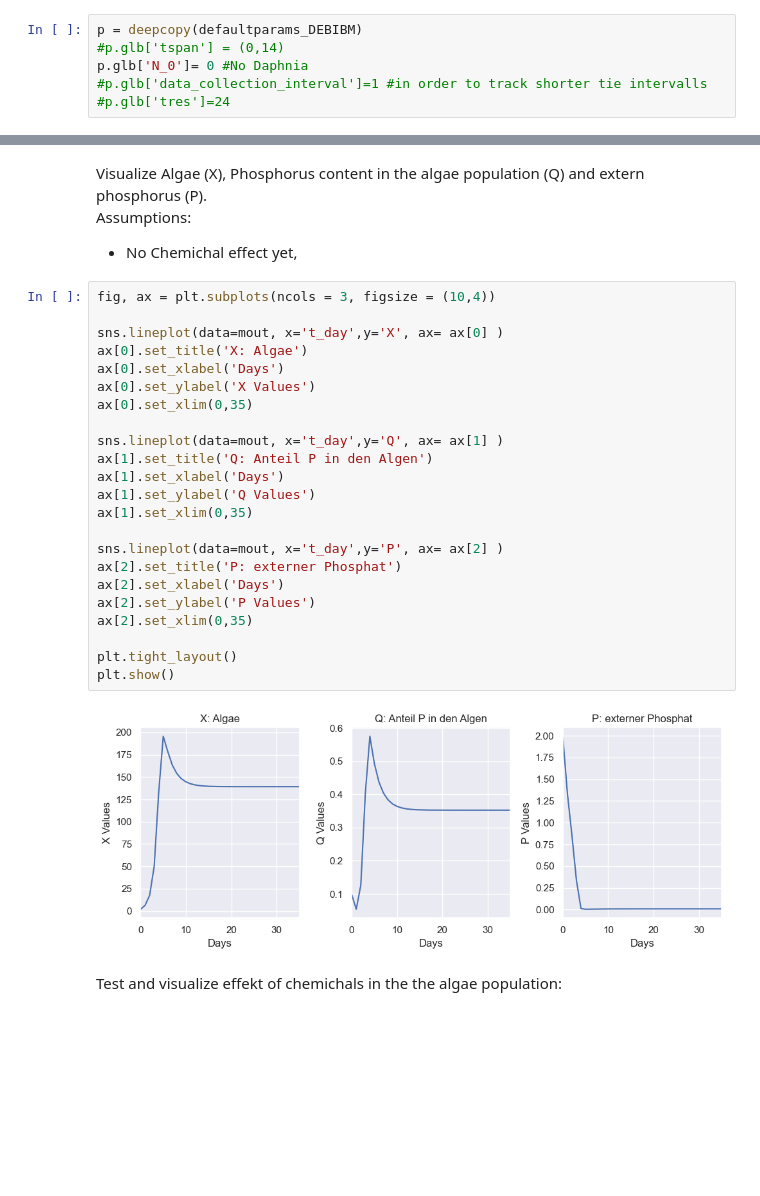
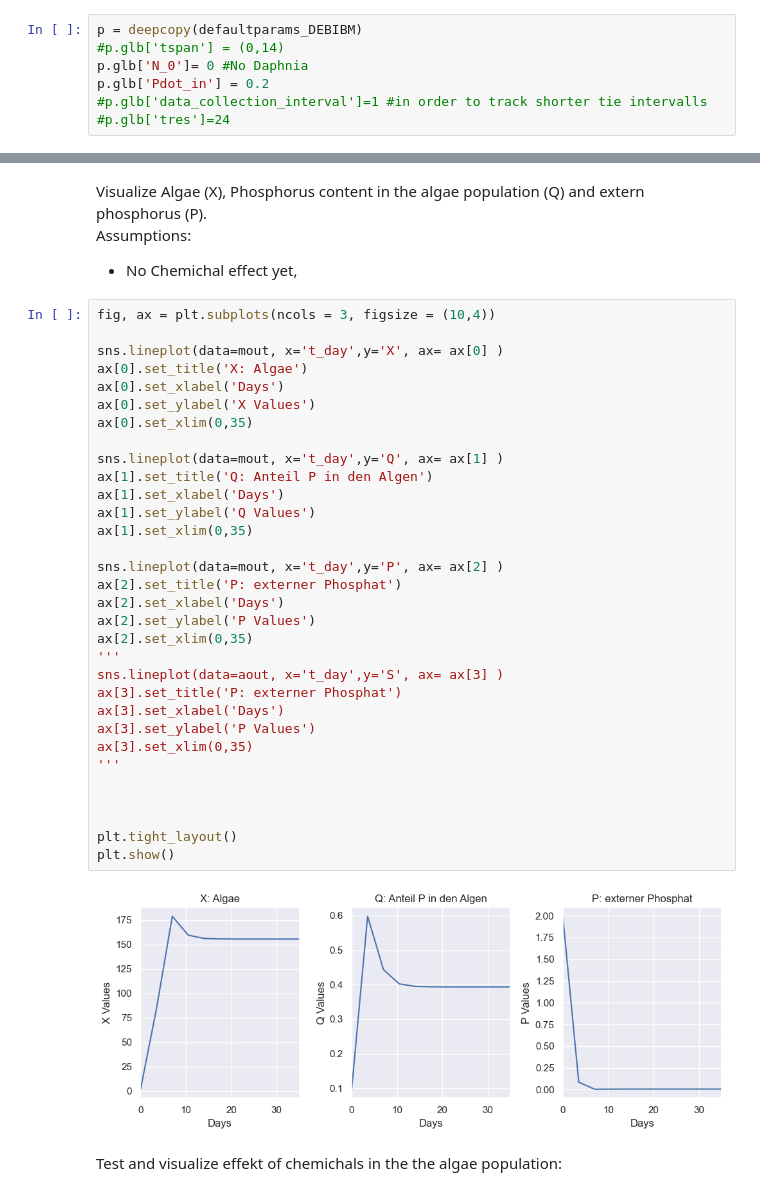
Before and after one commit to Valentin-Schwarz/mempyDEB, a Jupyter notebook: mempyDEB/DEBIBM/algea_model.ipynb, the cells around one changed output, grey strips where cells are left out. Saved outputs shown, nothing was run; the diff lists cells and outputs as text; blank space fills up the shorter version.

```diff
--- a/mempyDEB/DEBIBM/algea_model.ipynb
+++ b/mempyDEB/DEBIBM/algea_model.ipynb
@@ -22,6 +24,7 @@ using local version
 p = deepcopy(defaultparams_DEBIBM)
 #p.glb['tspan'] = (0,14)
 p.glb['N_0']= 0 #No Daphnia
+p.glb['Pdot_in'] = 0.2
 #p.glb['data_collection_interval']=1 #in order to track shorter tie intervalls
 #p.glb['tres']=24
 # %%
@@ -47,28 +50,37 @@ Assumptions: <br>
 # %%
 fig, ax = plt.subplots(ncols = 3, figsize = (10,4))
 
 sns.lineplot(data=mout, x='t_day',y='X', ax= ax[0] )
 ax[0].set_title('X: Algae')
 ax[0].set_xlabel('Days')
 ax[0].set_ylabel('X Values')
 ax[0].set_xlim(0,35)
 
 sns.lineplot(data=mout, x='t_day',y='Q', ax= ax[1] )
 ax[1].set_title('Q: Anteil P in den Algen')
 ax[1].set_xlabel('Days')
 ax[1].set_ylabel('Q Values')
 ax[1].set_xlim(0,35)
 
 sns.lineplot(data=mout, x='t_day',y='P', ax= ax[2] )
 ax[2].set_title('P: externer Phosphat')
 ax[2].set_xlabel('Days')
 ax[2].set_ylabel('P Values')
 ax[2].set_xlim(0,35)
+'''
+sns.lineplot(data=aout, x='t_day',y='S', ax= ax[3] )
+ax[3].set_title('P: externer Phosphat')
+ax[3].set_xlabel('Days')
+ax[3].set_ylabel('P Values')
+ax[3].set_xlim(0,35)
+'''
+
+
 
 plt.tight_layout()
 plt.show()
 # %% [output]
-[figure, old version]
+[figure, new version]
 # %% [markdown]
 Test and visualize effekt of chemichals in the the algae population:
 # %%
```
Also changed, not shown: parts of 6 cells of this notebook.
